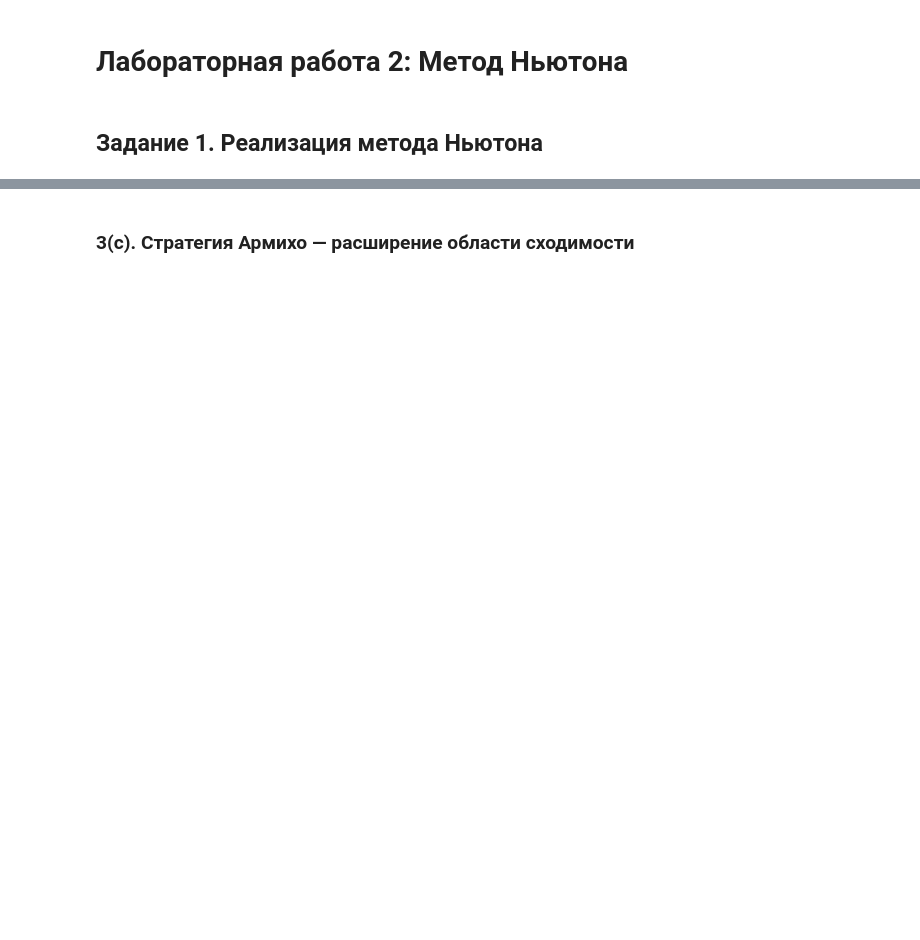
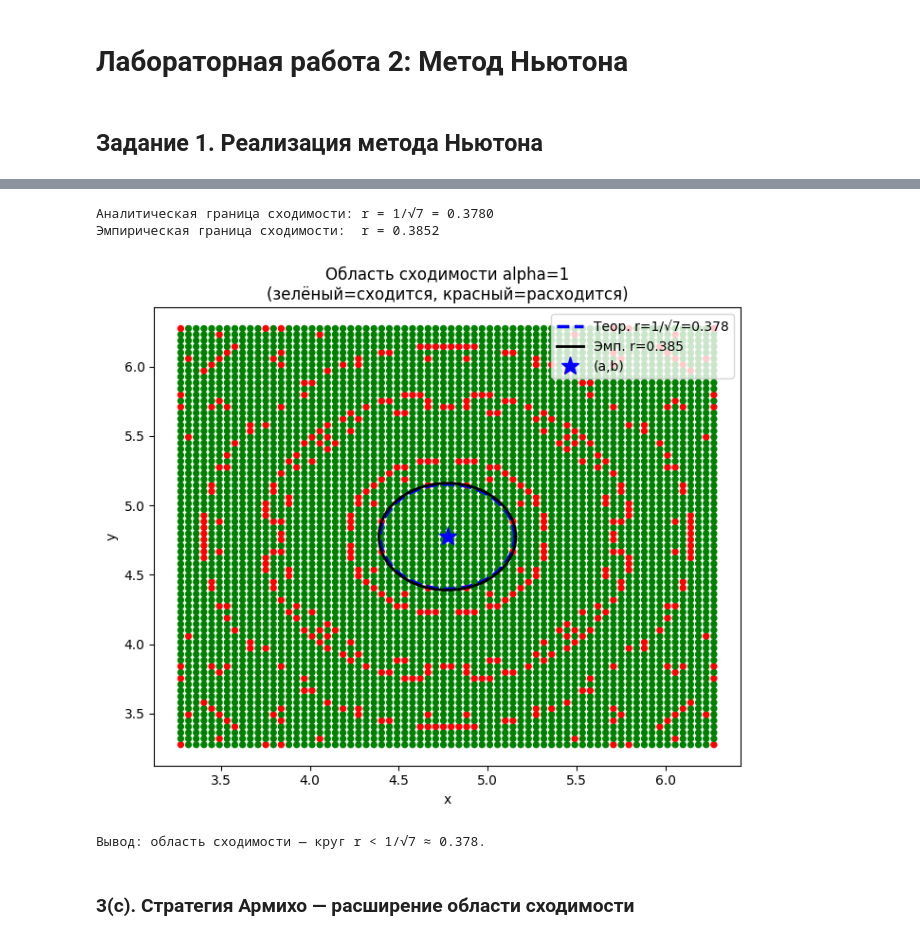
Before and after one commit to 806hbca/MetOp_LR2, a Jupyter notebook: LR2.ipynb, the cells around one changed output, grey strips where cells are left out. Drawn from its saved outputs; the diff is of its cells as text; code cells hidden in the pictures; blank space fills up the shorter version.

```diff
--- a/LR2.ipynb
+++ b/LR2.ipynb
@@ -249,56 +302,56 @@ print("\nПостоянство отношения подтверждает кв
 # %%
 N = 70
 margin_scan = 1.5
 xs_s = np.linspace(a - margin_scan, a + margin_scan, N)
 ys_s = np.linspace(b - margin_scan, b + margin_scan, N)
 
 conv_map = np.zeros((N, N))
 for i, xi in enumerate(xs_s):
     for j, yj in enumerate(ys_s):
         try:
             x_opt, _ = newton_method(f3, grad_f3, hess_f3, np.array([xi, yj]),
                                       alpha_strategy="constant", alpha=1.0,
                                       tol=1e-6, max_iter=200)
             conv_map[j, i] = 1.0 if np.linalg.norm(x_opt - x_star3) < 0.01 else 0.0
         except Exception:
             conv_map[j, i] = 0.0
 
-# Эмпирическая граница
-theta_arr = np.linspace(0, 2*np.pi, 72)
-emp_radii = []
-for angle in theta_arr:
-    for r in np.linspace(0.05, margin_scan, 200):
-        xp = np.array([a + r*np.cos(angle), b + r*np.sin(angle)])
-        try:
-            x_opt, _ = newton_method(f3, grad_f3, hess_f3, xp,
-                                      alpha_strategy="constant", alpha=1.0,
-                                      tol=1e-6, max_iter=200)
-            if np.linalg.norm(x_opt - x_star3) > 0.01:
-                emp_radii.append(r); break
-        except Exception:
-            emp_radii.append(r); break
-    else:
-        emp_radii.append(margin_scan)
-
-r_emp = np.mean(emp_radii)
 theta_plot = np.linspace(0, 2*np.pi, 300)
 
+
+min_bad_dist = np.inf
+for i in range(N):
+    for j in range(N):
+        if conv_map[j, i] == 0.0:
+            d = np.sqrt((xs_s[i] - a)**2 + (ys_s[j] - b)**2)
+            if d < min_bad_dist:
+                min_bad_dist = d
+r_empirical = min_bad_dist
+print(f"Аналитическая граница сходимости: r = 1/√7 = {r_theory:.4f}")
+print(f"Эмпирическая граница сходимости:  r = {r_empirical:.4f}")
+
+xx = [xs_s[i] for i in range(N) for j in range(N)]
+yy = [ys_s[j] for i in range(N) for j in range(N)]
+cc = ["green" if conv_map[j, i] == 1.0 else "red" for i in range(N) for j in range(N)]
+
 fig, ax = plt.subplots(figsize=(7, 6))
-ax.imshow(conv_map,
-           extent=[a-margin_scan, a+margin_scan, b-margin_scan, b+margin_scan],
-           origin="lower", cmap="RdYlGn", vmin=0, vmax=1, alpha=0.75)
-ax.plot(a + r_conv*np.cos(theta_plot), b + r_conv*np.sin(theta_plot),
-         "b--", lw=2.5, label=f"Теор. r=1/sqrt(3)={r_conv:.3f}")
-ax.plot(a + r_emp*np.cos(theta_plot), b + r_emp*np.sin(theta_plot),
-         "k-", lw=2, label=f"Эмп. r={r_emp:.3f}")
-ax.plot(a, b, "b*", markersize=14, label="(a,b)")
+ax.set_facecolor("white")
+ax.scatter(xx, yy, c=cc, s=18, zorder=3)
+ax.plot(a + r_theory*np.cos(theta_plot), b + r_theory*np.sin(theta_plot),
+        "b--", lw=2.5, label=f"Теор. r=1/√7={r_theory:.3f}", zorder=5)
+ax.plot(a + r_empirical*np.cos(theta_plot), b + r_empirical*np.sin(theta_plot),
+        "k-", lw=2, label=f"Эмп. r={r_empirical:.3f}", zorder=5)
+ax.plot(a, b, "b*", markersize=14, label="(a,b)", zorder=6)
 ax.set_xlabel("x"); ax.set_ylabel("y")
 ax.set_title("Область сходимости alpha=1\n(зелёный=сходится, красный=расходится)")
 ax.legend(); plt.tight_layout(); plt.show()
 
-print(f"Теоретическая граница: r = 1/sqrt(3) = {r_conv:.4f}")
-print(f"Эмпирическая граница:  r = {r_emp:.4f}")
-print("\nВывод: область сходимости alpha=1 совпадает с шаром строгой выпуклости.")
+print("\nВывод: область сходимости — круг r < 1/√7 ≈ 0.378.")
+# %% [output]
+Аналитическая граница сходимости: r = 1/√7 = 0.3780
+Эмпирическая граница сходимости:  r = 0.3852
+[figure, added]
+Вывод: область сходимости — круг r < 1/√7 ≈ 0.378.
 # %% [markdown]
 ### 3(c). Стратегия Армихо — расширение области сходимости
 # %%
```
Also changed, not shown: parts of 16 cells of this notebook.
